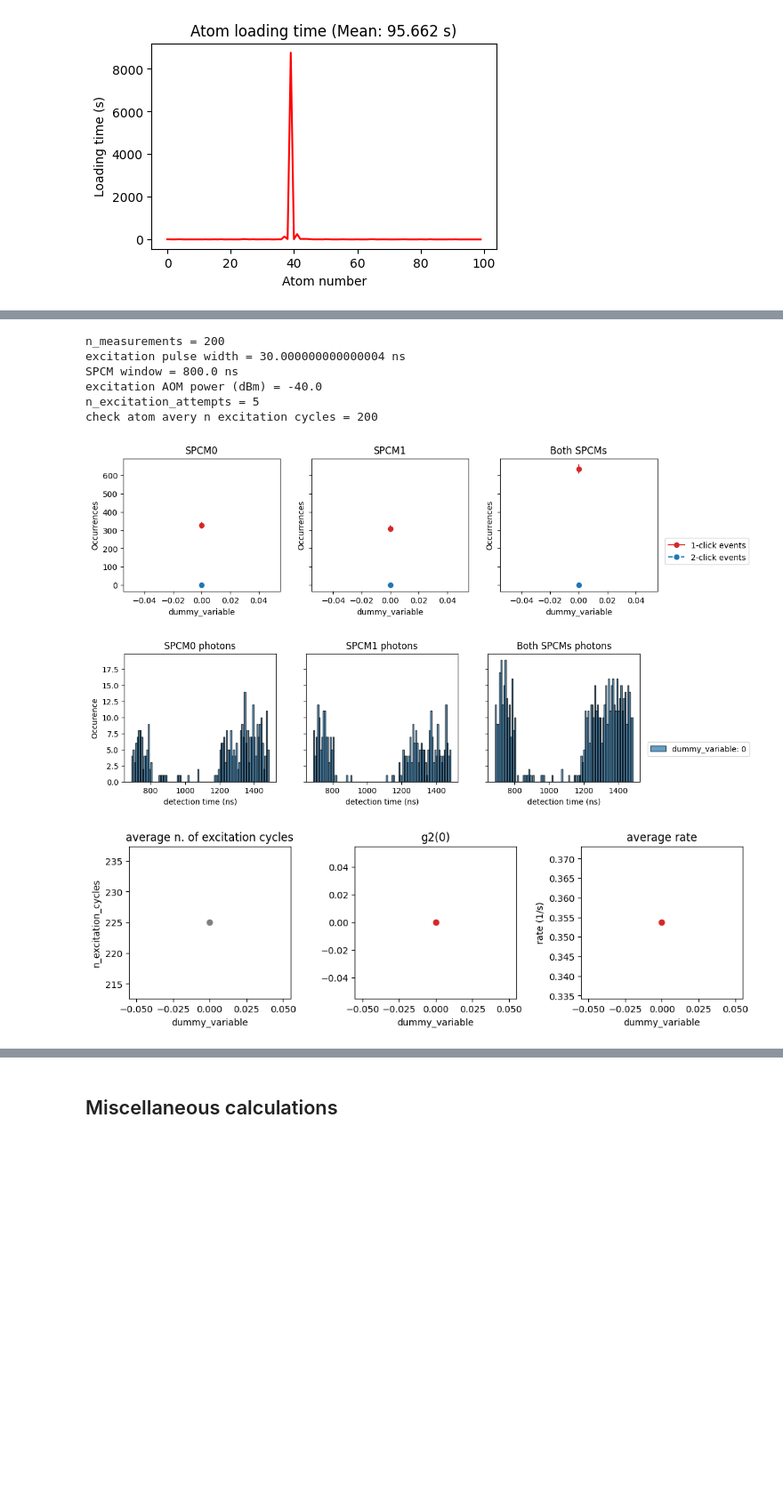
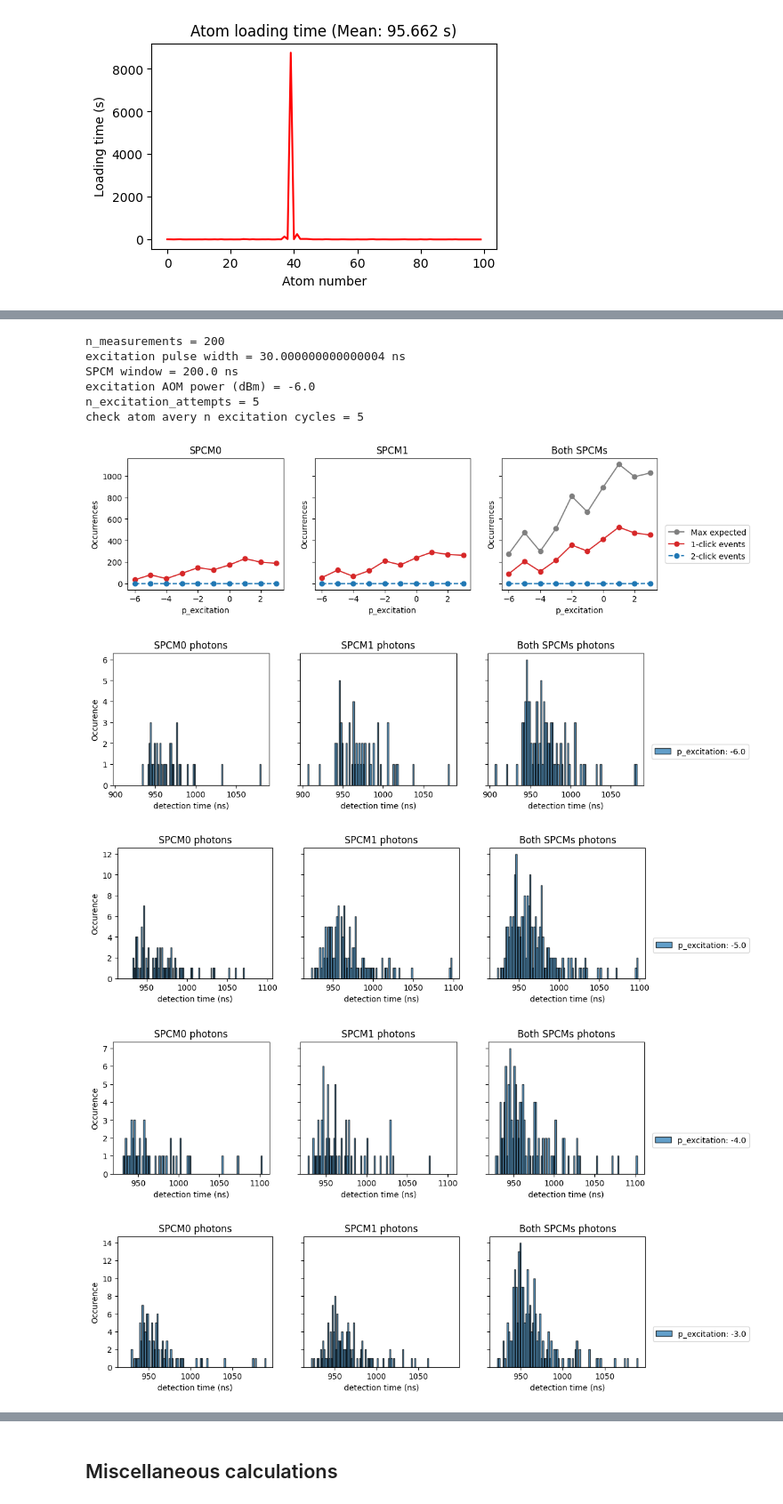
Before and after one commit to QuantumQuadrate/qn_artiq_routines, a Jupyter notebook: Analysis/Single photon analysis/singe_photon_analysis_2025.ipynb, the cells around one changed output, grey strips where cells are left out. Shown at 89% size. Cells and saved outputs as stored; diff of their text form; code cells hidden in the pictures; blank space fills up the shorter version.

```diff
--- a/Analysis/Single photon analysis/singe_photon_analysis_2025.ipynb
+++ b/Analysis/Single photon analysis/singe_photon_analysis_2025.ipynb
@@ -68,7 +74,7 @@ file 4 (C:\Networking Experiment\artiq codes\artiq-master\results\2025-12-03\09\
 # %%
 ### the file(s) to analyze:
 file_indices = {
-    3:'',
+    22:'',
 }
 
 compare = True # compare multiple files in the same retention and loading plots
@@ -576,7 +582,7 @@ axs[1].set_ylabel('Occurrences')
 axs[1].set_xlabel(scan_variable1_name);
 
 ### both SPCMs
-# axs[2].plot(scan_sequence1, n_excitation_cycles_iAll * Col_Eff, label='Max expected', ls='solid', color='tab:gray', marker='o') ### I assumed only one excitation can happen with n_excitation_attempts
+axs[2].plot(scan_sequence1, n_excitation_cycles_iAll * Col_Eff, label='Max expected', ls='solid', color='tab:gray', marker='o') ### I assumed only one excitation can happen with n_excitation_attempts
 axs[2].plot(scan_sequence1, BothSPCMs_1click_counts_iAll, label='1-click events', ls='solid', color='tab:red', marker='o')
 axs[2].plot(scan_sequence1, BothSPCMs_2click_counts_iAll, label='2-click events', ls='dashed', color='tab:blue', marker='o')
 axs[2].errorbar(scan_sequence1, BothSPCMs_1click_counts_iAll, yerr=np.sqrt(BothSPCMs_1click_counts_iAll), ls='none', color='tab:red')
@@ -638,9 +644,11 @@ plt.show()
 n_measurements = 200
 excitation pulse width = 30.000000000000004 ns
-SPCM window = 800.0 ns
-excitation AOM power (dBm) = -40.0
+SPCM window = 200.0 ns
+excitation AOM power (dBm) = -6.0
 n_excitation_attempts = 5
-check atom avery n excitation cycles = 200
+check atom avery n excitation cycles = 5
-[figure, old version]
+[figure, new version]
-[figure, old version]
+[figure, new version]
-[figure, old version]
+[figure, new version]
+[figure, added]
+[figure, added]
```
Also changed, not shown: parts of 4 cells of this notebook, 2 other files.
